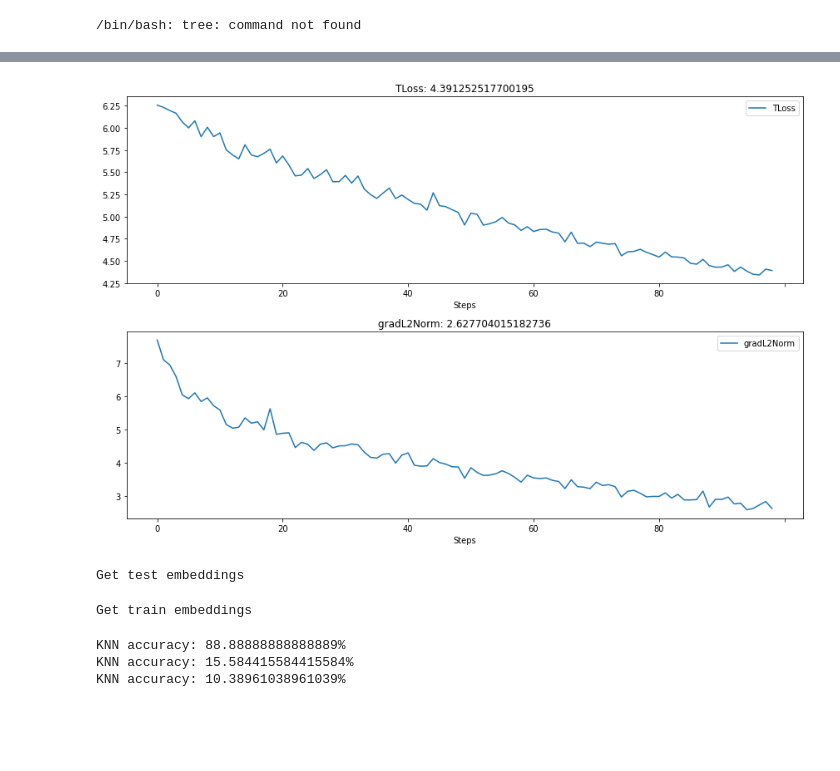
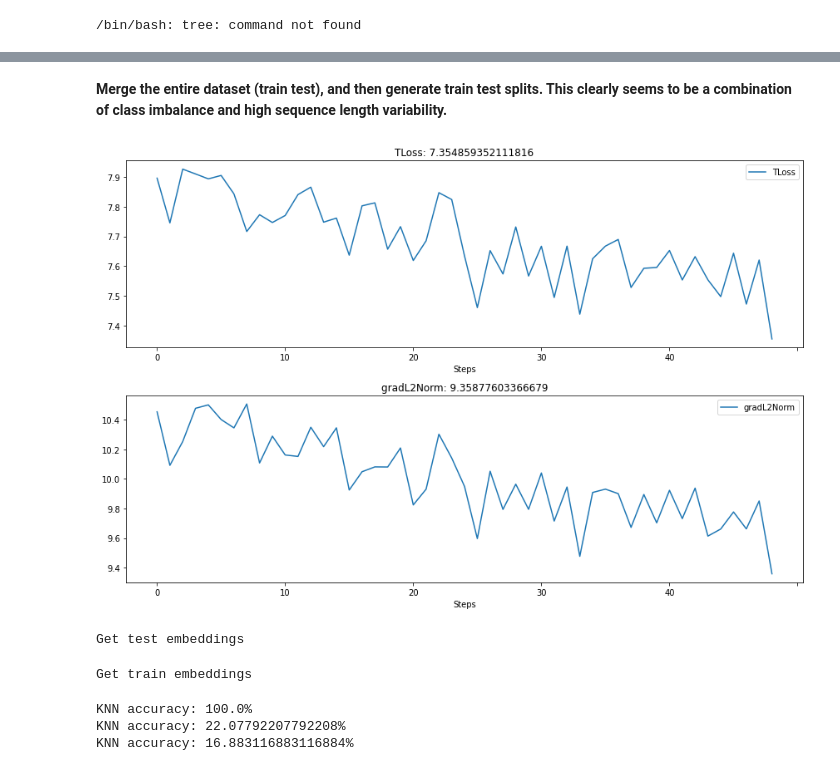
Before and after one commit to Asheeshkrsharma/Identification-OpenCows, a Jupyter notebook: tracklet.ipynb, the cells around one changed output, grey strips where cells are left out. Cells and saved outputs as stored; diff of their text form; code cells hidden in the pictures; blank space fills up the shorter version.

```diff
--- a/tracklet.ipynb
+++ b/tracklet.ipynb
@@ -265,8 +265,9 @@ class LRResNetMod(nn.Module):
         # self.lstm1 = LSTMPLayer(input_size=2048, hidden_size=1024, projection_size=512)
         # self.lstm2 = LSTMPLayer(input_size=1024, hidden_size=512, projection_size=256)
         # self.lstm2 = Lstm(1000, 512, dropout=0.0)
-        self.dropout = nn.Dropout(0.4)
-        self.relu = nn.ReLU()
+        self.dropout1 = nn.Dropout(0.65)
+        self.dropout2 = nn.Dropout(0.65)
+        self.mish = nn.Mish()
         # self.fc = nn.Linear(512, 256)
 
         # self.fc = nn.Sequential(
@@ -285,7 +286,8 @@ class LRResNetMod(nn.Module):
         self.softmax = nn.Sequential(nn.Linear(1024, numClasses))
 
     def setupTest(self):
-        self.dropout = nn.Dropout(0.0)
+        self.dropout1 = nn.Dropout(0.0)
+        self.dropout2 = nn.Dropout(0.0)
 
     def forwardOnce(self, x):
         # x has the following shape:
@@ -316,7 +318,7 @@ class LRResNetMod(nn.Module):
         x = x.view(x.size(0), -1)
         # Batch, number of images in each sequence, embddeing size
         x = x.view(batch, timesteps, -1)
-        x = self.reluConv(x)
+        x = self.dropout1(self.reluConv(x))
 
         # Must be done before you run a new batch. Otherwise the LSTM will
         # treat a new batch as a continuation of a sequence
@@ -331,8 +333,8 @@ class LRResNetMod(nn.Module):
         # Batch, number of images in each sequence, embddeing size
         self.lstm1.Lstm.flatten_parameters()
         x, _ = self.lstm1(x)
-        x = self.relu(x)
-        x = self.dropout(x)
+        x = self.mish(x)
+        x = self.dropout2(x)
         x = self.norm(x)
         # x2, _ = self.lstm2(x)
         # x2 = self.dropout(x2)
@@ -638,8 +640,8 @@ class RTLSL(nn.Module):
         if self.tripletHardening:
           # Combine the embeddings from each network
           embeddings = torch.cat((anchor, positive, negative), dim=0)
-          embeddings = embeddings.view((batchsize * 3 * seqlength, -1))
-          targetM = torch.repeat_interleave(target, seqlength).view((-1, 1))
+          embeddings = embeddings.view((batchsize * 3 * seqlength, -1))[:100]
+          targetM = torch.repeat_interleave(target, seqlength).view((-1, 1))[:100]
 
           # embeddings = torch.cat((anchor[:, -1, :], positive[:, -1, :], negative[:, -1, :]), dim=0)
           # targetM = target.view((-1, 1))
@@ -664,6 +666,8 @@ class RTLSL(nn.Module):
 
         # return  totalLoss + interFrame, totalLoss.item(), interFrame.item()
         return  totalLoss, totalLoss.item(), interFrame.item()
+# %% [markdown]
+**Merge the entire dataset (train test), and then generate train test splits. This clearly seems to be a combination of class imbalance and high sequence length variability.**
 # %%
 def calculateGradientNorm(model):
     total_norm = 0
@@ -681,9 +685,10 @@ trainingDataset = OpenSetCows2021TrackLet(
     transform=transforms.Compose(
         [
             transforms.Normalize([0.2403, 0.2595, 0.2305], [0.3107, 0.3184, 0.3061]),
-            # transforms.RandomVerticalFlip(p=0.9),
-            # transforms.RandomHorizontalFlip(p=0.9),
-            # transforms.ColorJitter(brightness=0.1, contrast=0.1, saturation=0.1, hue=0.1)
+            transforms.RandomVerticalFlip(p=0.9),
+            transforms.RandomHorizontalFlip(p=0.9),
+            transforms.ColorJitter(brightness=0.1, contrast=0.1, saturation=0.1, hue=0.1),
+            transforms.RandomRotation(20)
         ],
     ),
     trackletChoiceProb = 0.9,
@@ -714,15 +719,16 @@ trainingDataLoader = DataLoader(
 #     testingDataset, batch_size=10, num_workers=1, shuffle=True
 # )
 
-optimiser = optim.SGD(model.parameters(), momentum=0.3, lr=5e-3, weight_decay=0.009)
+optimiser = optim.SGD(model.parameters(), momentum=0.3, lr=1e-3, weight_decay=0.1)
 # optimiser = torch.optim.Adam(model.parameters(), lr=1e-2, weight_decay=1e-5)
 
 # We will use cross entropy loss for the training
 lambdaFactor = 0.05
+# lossFN = RTLSL(lambdaFactor, tripletHardening=True)
 lossFN = RTLSL(lambdaFactor)
 # lossFN = nn.CrossEntropyLoss(label_smoothing=0.6)
 
-loss, numEpochs = 0, 100
+loss, numEpochs = 0, 50
 
 # To store the training history
 history, canvas = hl.History(), hl.Canvas()
@@ -767,34 +773,34 @@ with tqdm(range(numEpochs), desc="Training epochs", position=0) as pbar:
             # loss = lossFN(input=labels, target=target - 1)
             # rpl, interframe = 0, 0
             loss.backward()
             return loss, rpl, interframe
 
         loss, rpl, interframe = optimiser.step(backPropagate)
 
         # Gradient Norm Clipping
         gradientNorms.append(calculateGradientNorm(model))
         nn.utils.clip_grad_norm_(model.parameters(), max_norm=3.0, norm_type=2)
         # gradientNorms.append(calculateGradientNorm(model))
         # nn.utils.clip_grad_norm_(model.parameters(), numpy.percentile(gradientNorms, 10))
 
         # Every second iteration, calculate model accuracy, evaluate the loss
         # function on the test dataset. Save the experiment history
         # if epoch % 2 == 0 and epoch > 5:
         history.log(epoch, TLoss=loss.data, gradL2Norm=gradientNorms[-1])
         if epoch % 2 == 0:
             # Vloss = evaluate(model, testingDataLoader, device, RTLSL(lambdaFactor))
             # history.log(epoch, TLoss=loss.data, VLoss=Vloss)
             model.train()
             with canvas:
                 # canvas.draw_plot([history["TLoss"], history["VLoss"]])
                 canvas.draw_plot([history["TLoss"]])
                 canvas.draw_plot([history['gradL2Norm']])
         pbar.set_description("{}, {}".format(rpl, interframe))
         pbar.update()
         # break
     pbar.refresh()
 # %% [output]
-[figure, old version]
+[figure, new version]
 # %%
 import matplotlib.lines as mlines
 import matplotlib.patheffects as PathEffects
@@ -887,9 +893,9 @@ for start, end in testIdeces:
 sequencePred, targets = numpy.asarray(sequencePred), numpy.asarray(targets)
 print("KNN accuracy: {}%".format(accuracy(sequencePred, targets - 1)))
 # %% [output]
-KNN accuracy: 88.88888888888889%
-KNN accuracy: 15.584415584415584%
-KNN accuracy: 10.38961038961039%
+KNN accuracy: 100.0%
+KNN accuracy: 22.07792207792208%
+KNN accuracy: 16.883116883116884%
 # %%
 # !pip3 install umap-learn
 # import umap
```
Also changed, not shown: parts of 4 cells of this notebook, 2 other files.
